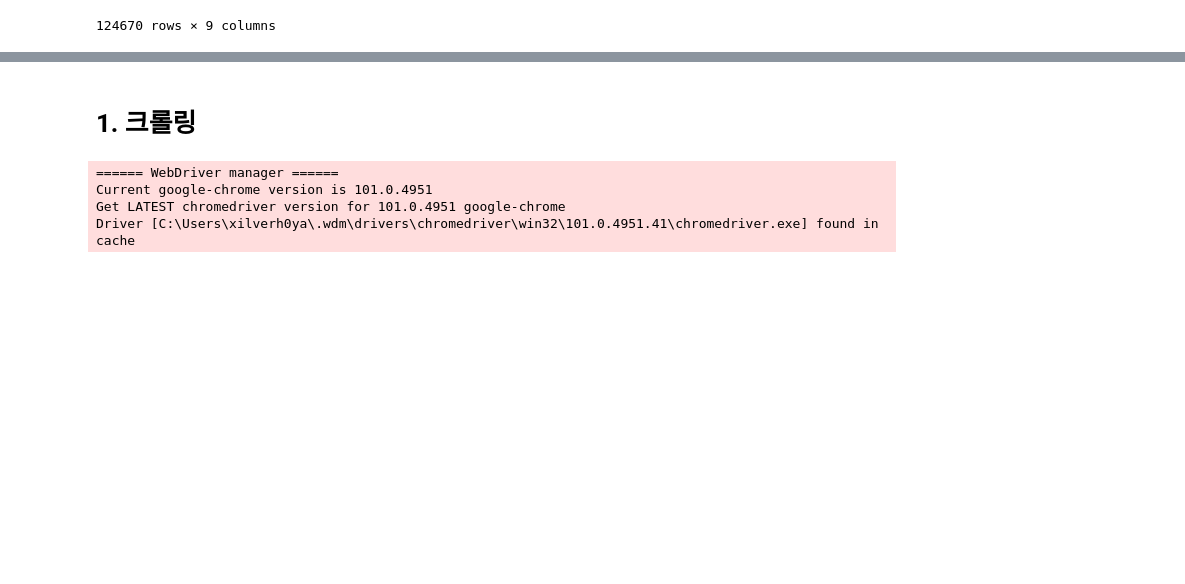
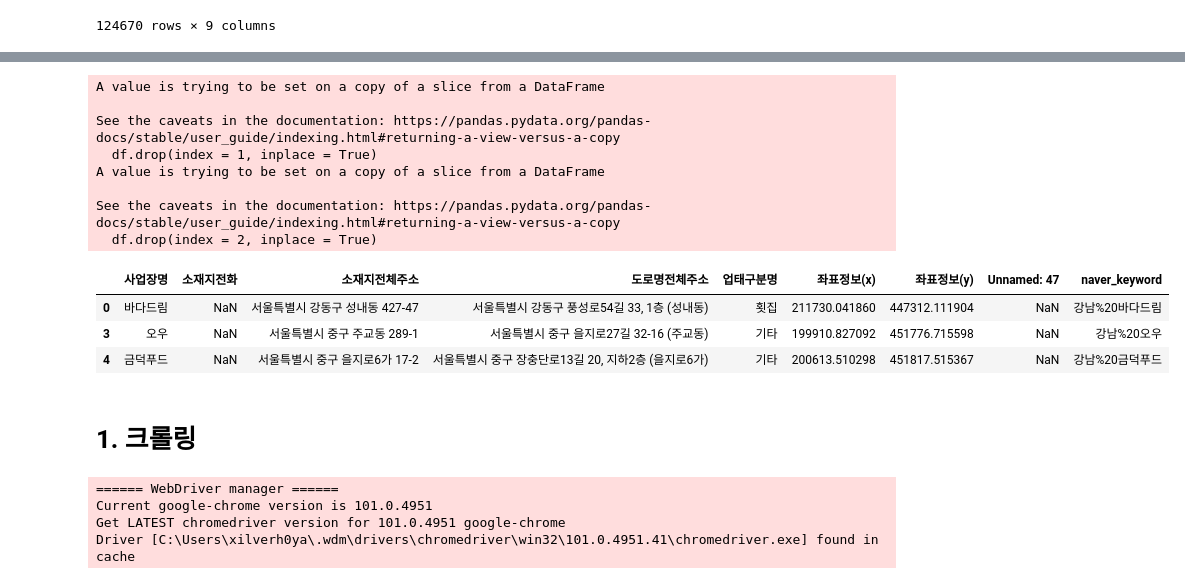
Before and after one commit to xilverh0ya/Midnight_Diner, a Jupyter notebook: Assignment/01_Map Scraping(Kakao, Naver)/Naver_Map_Scraping(Xilver).ipynb, the cells around one changed output, grey strips where cells are left out. Saved outputs shown, nothing was run; the diff lists cells and outputs as text; code cells hidden in the pictures; blank space fills up the shorter version.

```diff
--- a/Assignment/01_Map Scraping(Kakao, Naver)/Naver_Map_Scraping(Xilver).ipynb
+++ b/Assignment/01_Map Scraping(Kakao, Naver)/Naver_Map_Scraping(Xilver).ipynb
@@ -85,6 +85,23 @@ df
 | 2 | 빰빠라 | NaN | 서울특별시 강동구 길동 388-3 | 서울특별시 강동구 양재대로111길 18, 2층 (길동) | 라이브카페 | 212172.882863 | 448356.930270 | NaN | 강남%20빰빠라 |
 | 3 | 오우 | NaN | 서울특별시 중구 주교동 289-1 | 서울특별시 중구 을지로27길 32-16 (주교동) | 기타 | 199910.827092 | 451776.715598 | NaN | 강남%20오우 |
 | 4 | 금덕푸드 | NaN | 서울특별시 중구 을지로6가 17-2 | 서울특별시 중구 장충단로13길 20, 지하2층 (을지로6가) | 기타 | 200613.510298 | 451817.515367 | NaN | 강남%20금덕푸드 |
+# %%
+df.drop(index = 1, inplace = True)
+df.drop(index = 2, inplace = True)
+df
+# %% [output]
+A value is trying to be set on a copy of a slice from a DataFrame
+
+See the caveats in the documentation: https://pandas.pydata.org/pandas-docs/stable/user_guide/indexing.html#returning-a-view-versus-a-copy
+  df.drop(index = 1, inplace = True)
+A value is trying to be set on a copy of a slice from a DataFrame
+
+See the caveats in the documentation: https://pandas.pydata.org/pandas-docs/stable/user_guide/indexing.html#returning-a-view-versus-a-copy
+  df.drop(index = 2, inplace = True)
+|  | 사업장명 | 소재지전화 | 소재지전체주소 | 도로명전체주소 | 업태구분명 | 좌표정보(x) | 좌표정보(y) | Unnamed: 47 | naver_keyword |
+| 0 | 바다드림 | NaN | 서울특별시 강동구 성내동 427-47 | 서울특별시 강동구 풍성로54길 33, 1층 (성내동) | 횟집 | 211730.041860 | 447312.111904 | NaN | 강남%20바다드림 |
+| 3 | 오우 | NaN | 서울특별시 중구 주교동 289-1 | 서울특별시 중구 을지로27길 32-16 (주교동) | 기타 | 199910.827092 | 451776.715598 | NaN | 강남%20오우 |
+| 4 | 금덕푸드 | NaN | 서울특별시 중구 을지로6가 17-2 | 서울특별시 중구 장충단로13길 20, 지하2층 (을지로6가) | 기타 | 200613.510298 | 451817.515367 | NaN | 강남%20금덕푸드 |
 # %% [markdown]
 # 1. 크롤링
 # %%
```
Also changed, not shown: parts of 4 cells of this notebook.
